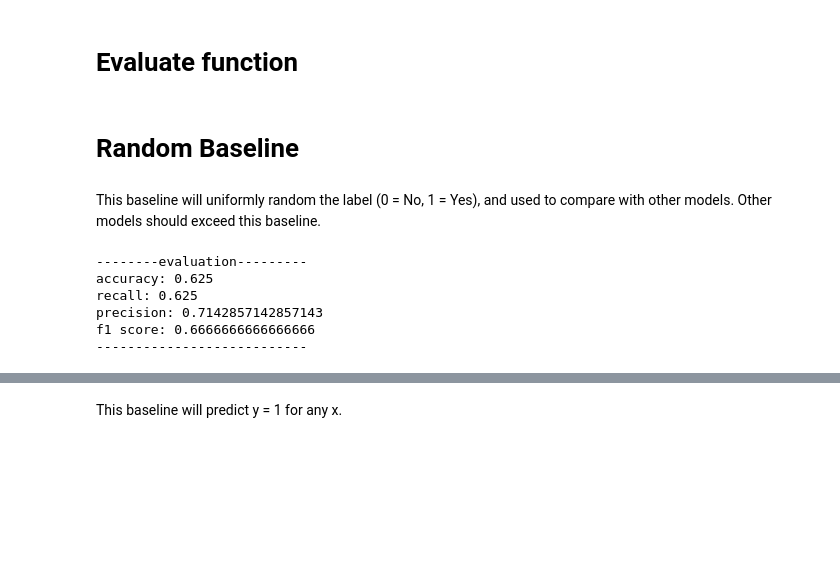
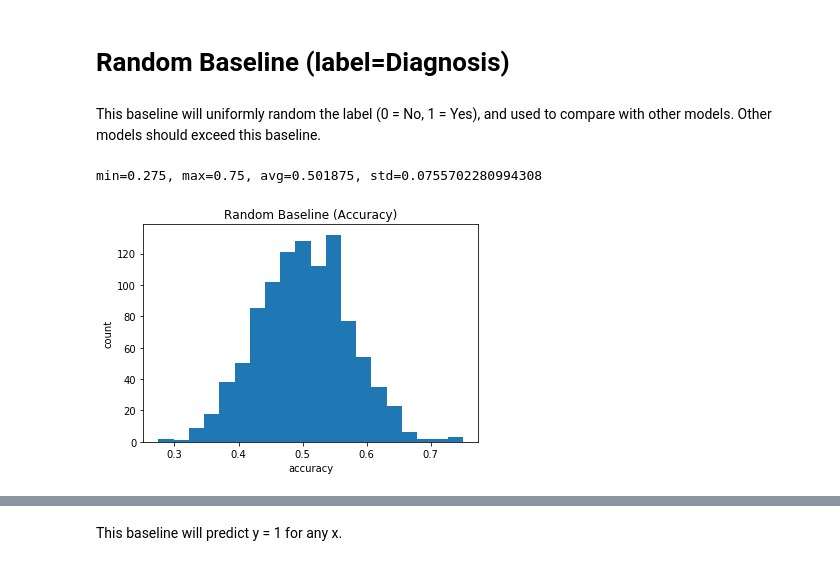
Before and after one commit to p-amonpitakpun/clock-drawing-dnn, a Jupyter notebook: Notebooks/Model Baseline.ipynb, the cells around one changed output, grey strips where cells are left out. Cells and saved outputs as stored; diff of their text form; code cells hidden in the pictures; blank space fills up the shorter version.

Commit message:
updated model baseline to run 1000 trials

```diff
--- a/Notebooks/Model Baseline.ipynb
+++ b/Notebooks/Model Baseline.ipynb
@@ -29,2 +19,0 @@ from data.preprocess import split_by_patient
-# %% [markdown]
-# Evaluate function
@@ -146,16 +20,25 @@ from evaluation.benchmark import *
 # %% [markdown]
-# Random Baseline
+# Random Baseline (label=Diagnosis)
 # %% [markdown]
 This baseline will uniformly random the label (0 = No, 1 = Yes), and used to compare with other models. Other models should exceed this baseline.
 # %%
-data_train, data_test = split_by_patient(data)
-y_true = data_test['diagnosis'].astype(np.float32)
-y_pred = np.array([np.random.choice(2) for i in range(len(y_true))])
-acc, rec, prec, f1 = evaluate(y_true, y_pred, verbose=True)
+import tqdm
+accs,recs,precs,f1s = [],[],[],[]
+for i in tqdm.tqdm(range(1000)):
+    data_train, data_test = split_by_patient(data)
+    y_true = data_test['diagnosis'].astype(np.float32)
+    y_pred = np.array([np.random.choice(2) for i in range(len(y_true))])
+    acc, rec, prec, f1 = evaluate(y_true, y_pred, verbose=False)
+    accs.append(acc)
+    recs.append(rec)
+    precs.append(prec)
+    f1s.append(f1)
-# %% [output]
---------evaluation---------
-accuracy: 0.625
-recall: 0.625
-precision: 0.7142857142857143
-f1 score: 0.6666666666666666
----------------------------
+# %%
+plt.title('Random Baseline (Accuracy)')
+plt.xlabel('accuracy')
+plt.ylabel('count')
+plt.hist(accs, bins=20)
+print('min={}, max={}, avg={}, std={}'.format(np.min(accs),np.max(accs),np.mean(accs),np.std(accs)))
+# %% [output]
+min=0.275, max=0.75, avg=0.501875, std=0.0755702280994308
+[figure, added]
```
Also changed, not shown: parts of 18 cells of this notebook.
